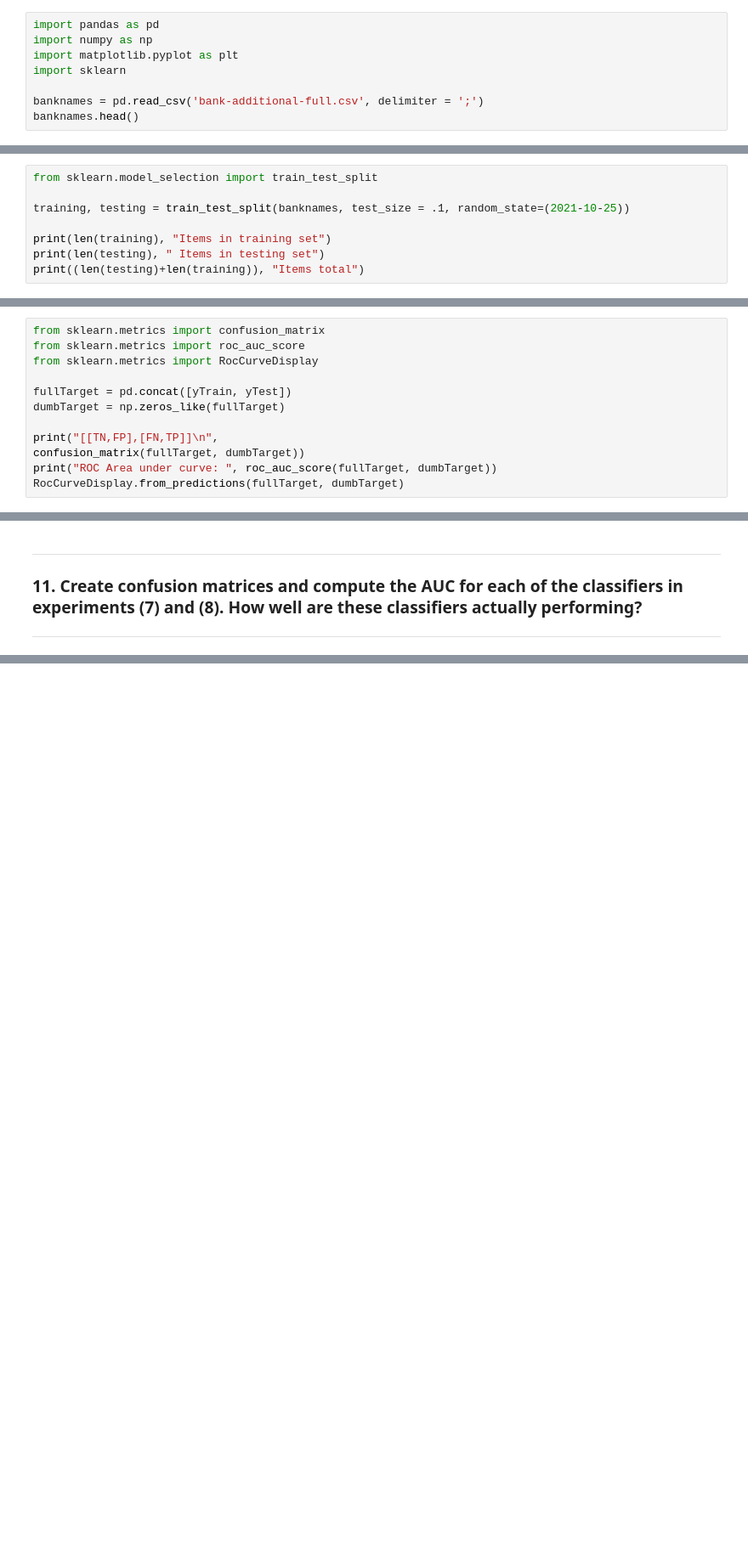
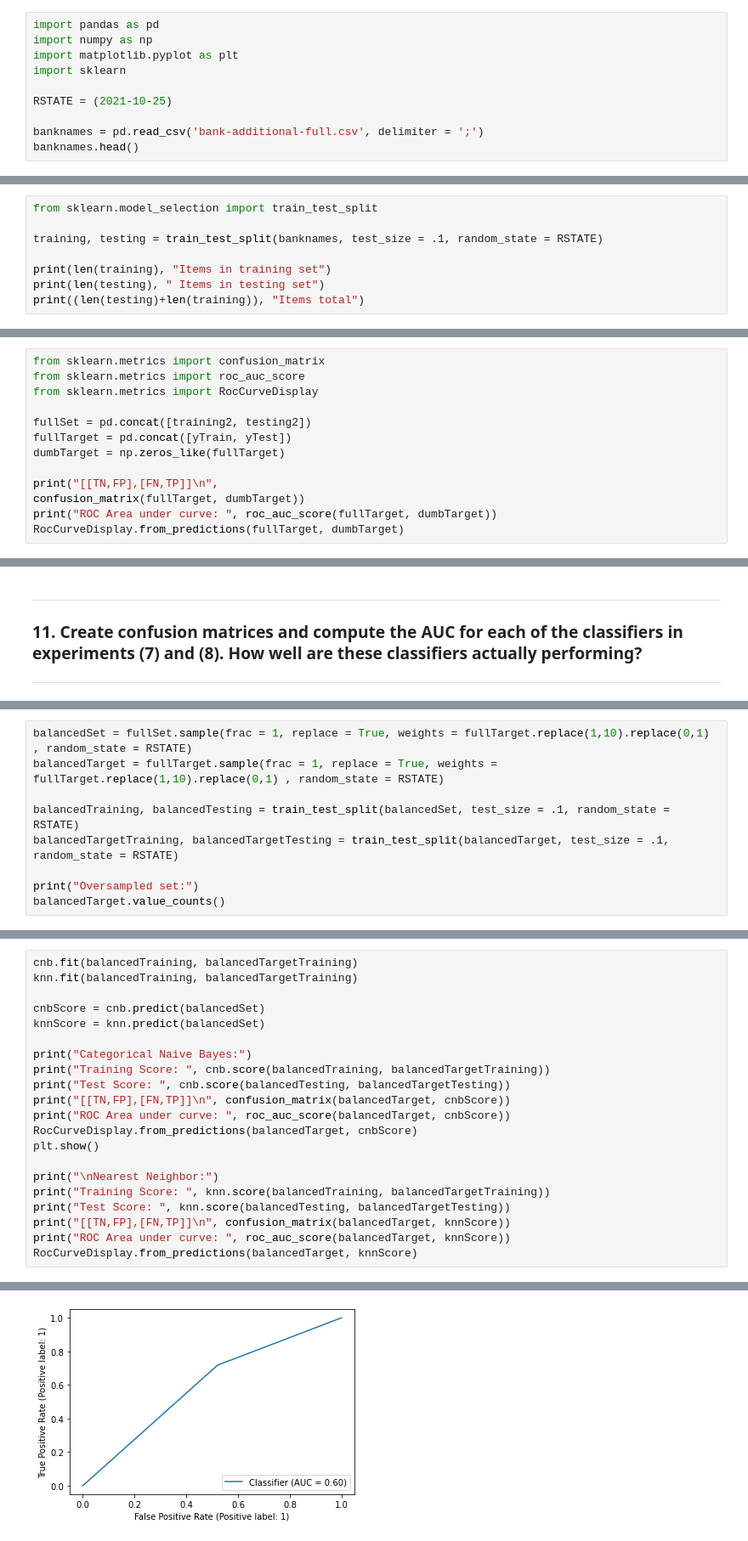
Before and after one commit to TCWilder/483ML_Exploration, a Jupyter notebook: Project3.ipynb, the cells around one changed output, grey strips where cells are left out. Shown at 85% size. Saved outputs shown, nothing was run; the diff lists cells and outputs as text; blank space fills up the shorter version.

```diff
--- a/Project3.ipynb
+++ b/Project3.ipynb
@@ -13,6 +13,8 @@ import numpy as np
 import matplotlib.pyplot as plt
 import sklearn
 
+RSTATE = (2021-10-25)
+
 banknames = pd.read_csv('bank-additional-full.csv', delimiter = ';')
 banknames.head()
 # %% [output]
@@ -30,7 +32,7 @@ banknames.head()
 # %%
 from sklearn.model_selection import train_test_split
 
-training, testing = train_test_split(banknames, test_size = .1, random_state=(2021-10-25))
+training, testing = train_test_split(banknames, test_size = .1, random_state = RSTATE)
 
 print(len(training), "Items in training set")
 print(len(testing), " Items in testing set")
@@ -178,6 +204,7 @@ from sklearn.metrics import confusion_matrix
 from sklearn.metrics import roc_auc_score
 from sklearn.metrics import RocCurveDisplay
 
+fullSet = pd.concat([training2, testing2])
 fullTarget = pd.concat([yTrain, yTest])
 dumbTarget = np.zeros_like(fullTarget)
 
@@ -228,3 +256,12 @@ ROC Area under curve:  0.49984504317421025
 ***
 ### 12. It should be clear from your results that we are dealing with imbalanced data. One of the easiest ways to deal with an unbalanced dataset is random oversampling.
 ***
+# %%
+balancedSet = fullSet.sample(frac = 1, replace = True, weights = fullTarget.replace(1,10).replace(0,1) , random_state = RSTATE)
+balancedTarget = fullTarget.sample(frac = 1, replace = True, weights = fullTarget.replace(1,10).replace(0,1) , random_state = RSTATE)
+
+balancedTraining, balancedTesting = train_test_split(balancedSet, test_size = .1, random_state = RSTATE)
+balancedTargetTraining, balancedTargetTesting = train_test_split(balancedTarget, test_size = .1, random_state = RSTATE)
+
+print("Oversampled set:")
+balancedTarget.value_counts()
@@ -230,0 +277,22 @@ ROC Area under curve:  0.49984504317421025
+# %%
+cnb.fit(balancedTraining, balancedTargetTraining)
+knn.fit(balancedTraining, balancedTargetTraining)
+
+cnbScore = cnb.predict(balancedSet)
+knnScore = knn.predict(balancedSet)
+
+print("Categorical Naive Bayes:")
+print("Training Score: ", cnb.score(balancedTraining, balancedTargetTraining))
+print("Test Score: ", cnb.score(balancedTesting, balancedTargetTesting))
+print("[[TN,FP],[FN,TP]]\n", confusion_matrix(balancedTarget, cnbScore))
+print("ROC Area under curve: ", roc_auc_score(balancedTarget, cnbScore))
+RocCurveDisplay.from_predictions(balancedTarget, cnbScore)
+plt.show()
+
+print("\nNearest Neighbor:")
+print("Training Score: ", knn.score(balancedTraining, balancedTargetTraining))
+print("Test Score: ", knn.score(balancedTesting, balancedTargetTesting))
+print("[[TN,FP],[FN,TP]]\n", confusion_matrix(balancedTarget, knnScore))
+print("ROC Area under curve: ", roc_auc_score(balancedTarget, knnScore))
+RocCurveDisplay.from_predictions(balancedTarget, knnScore)
+# %% [output]
@@ -230,0 +306 @@ ROC Area under curve:  0.49984504317421025
+[figure, added]
```
Also changed, not shown: parts of 15 cells of this notebook.
